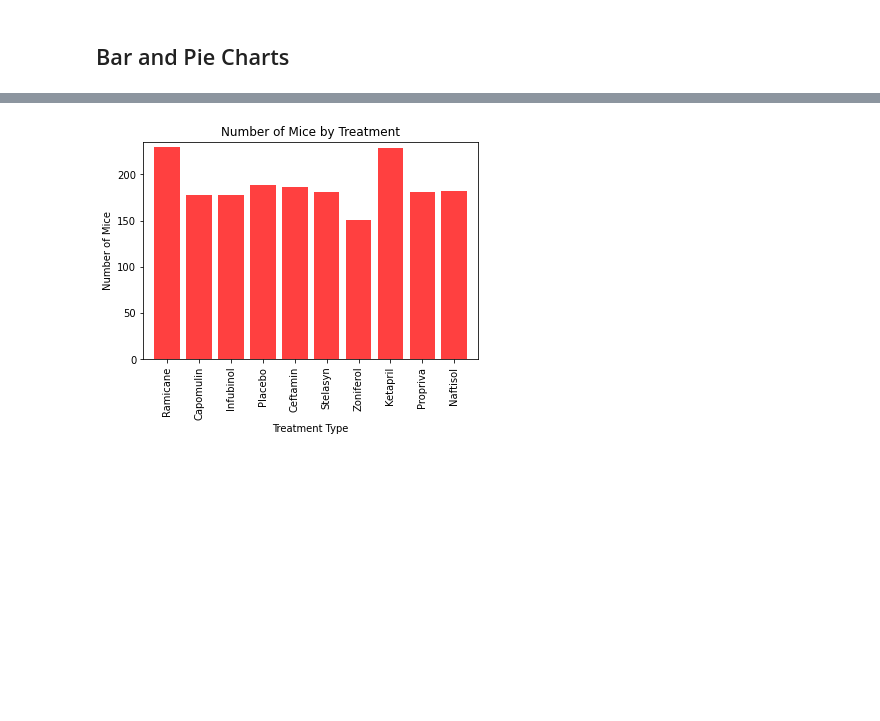
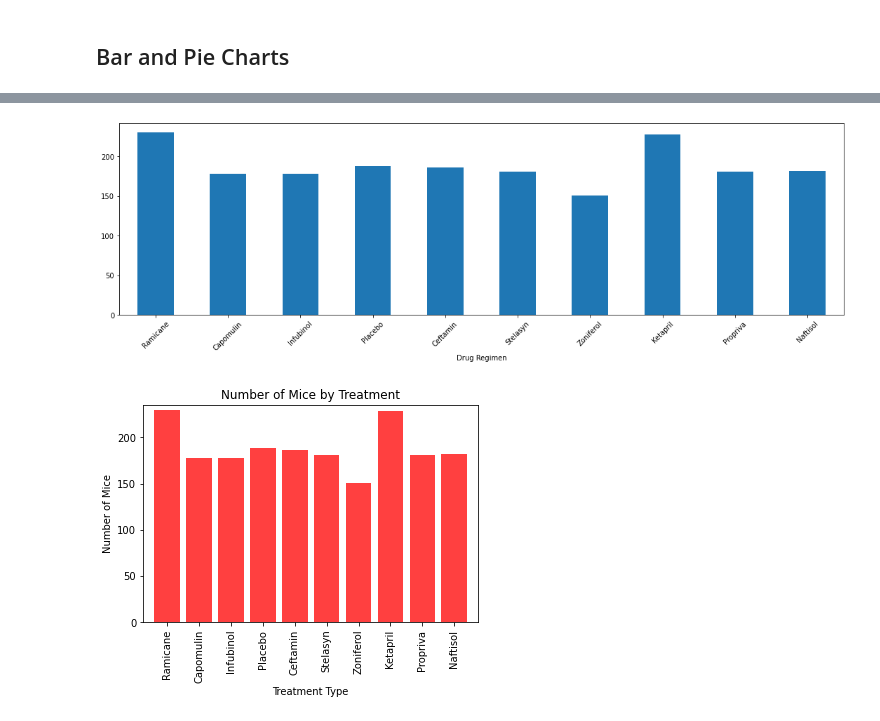
Before and after one commit to jddarby1108/Matplotlib_Challenge, a Jupyter notebook: Instructions/Pymaceuticals/pymaceuticals_starter.ipynb, the cells around one changed output, grey strips where cells are left out. Saved outputs shown, nothing was run; the diff lists cells and outputs as text; code cells hidden in the pictures; blank space fills up the shorter version.

```diff
--- a/Instructions/Pymaceuticals/pymaceuticals_starter.ipynb
+++ b/Instructions/Pymaceuticals/pymaceuticals_starter.ipynb
@@ -171,20 +170,8 @@ mice_count
 pandas_plot = mice_count.plot(kind='bar', figsize = (15,5))
 
 # ## create the x-axis tick markers
-pandas_plot.set_xticklabels(regimen_group("Drug Regimen", rotation = 45)
+pandas_plot.set_xticklabels(unique, rotation = 45)
 
-# # # ## Add titles and axis labels
-# plt.title("Number of Mice by Treatment")
-# plt.xlabel("Treatment Type")
-# plt.ylabel("Number of Mice")
 
-# # # ## Define the limits of the x and y axis using the data
-# plt.xlim(-0.75, len(unique)-.25)
-# plt.ylim(0, max(mice_count) + 5)
-
-# # # ## Plot the data and add the styling
-# plt.bar(x_axis, (mice_count), facecolor="red", alpha=0.75, align="center")
-# plt.xticks(x_axis,(unique), rotation=90)
-# plt.show()
 plt.tight_layout()
 # %% [output]
@@ -192,3 +178,4 @@ SyntaxError: invalid syntax (<ipython-input-53-918ab91765f3>, line 24)
+[figure, added]
 # %%
 # Generate a bar plot showing the total number of mice for each treatment throughout the course of the study using pyplot.
 mice_count = regimen_group['Tumor Volume (mm3)'].count()
```
Also changed, not shown: parts of 4 cells of this notebook.
